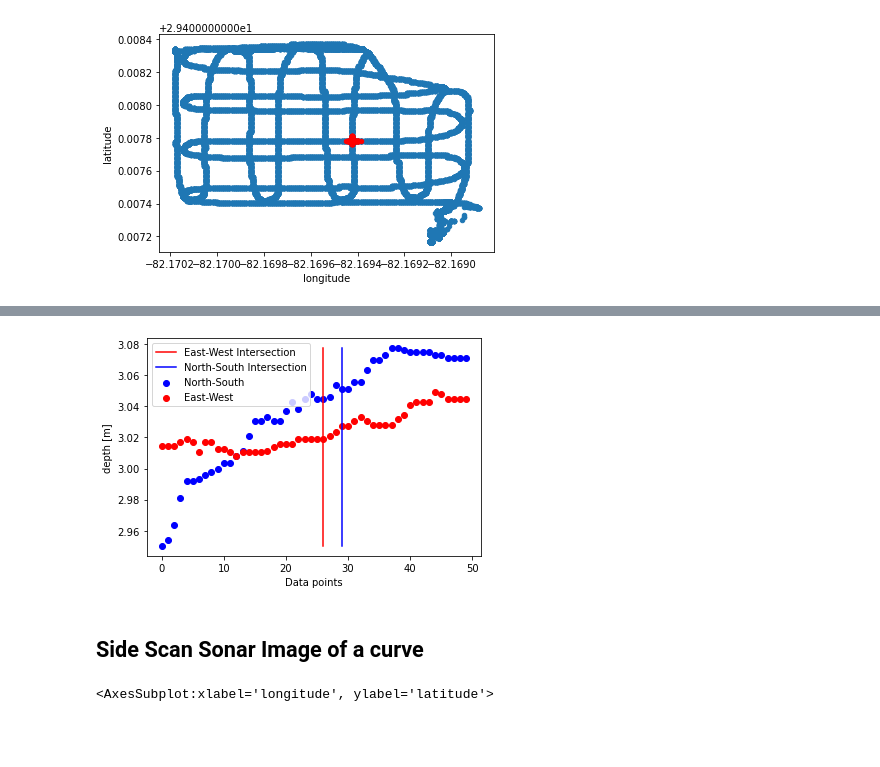
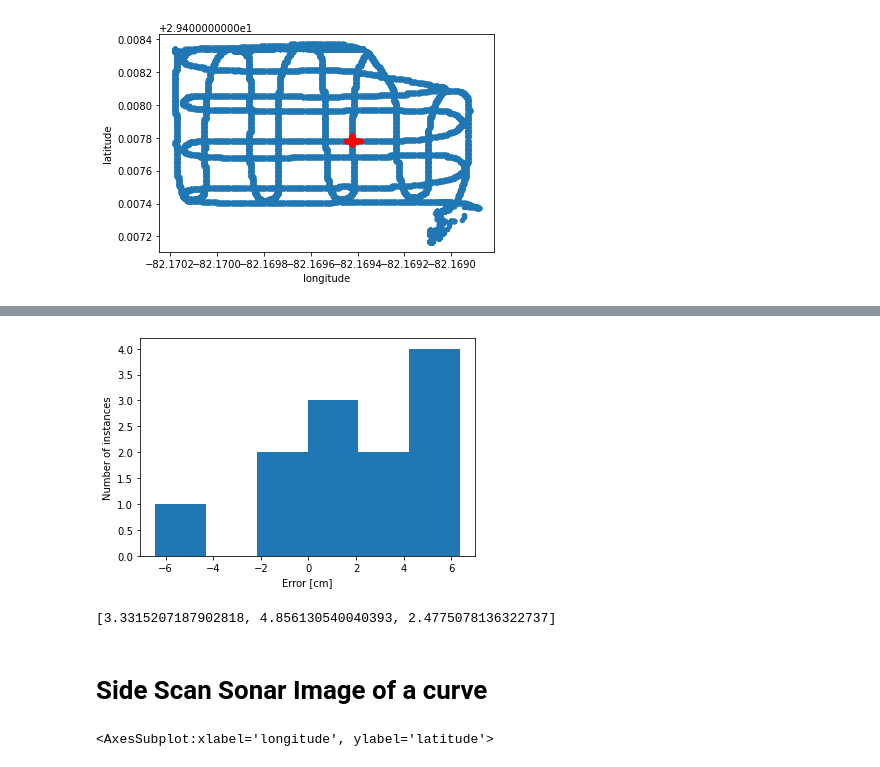
Before and after one commit to andrespulido8/sonar_sparse_point_cloud, a Jupyter notebook: read_echogram.ipynb, the cells around one changed output, grey strips where cells are left out. Drawn from its saved outputs; the diff is of its cells as text; code cells hidden in the pictures; blank space fills up the shorter version.

```diff
--- a/read_echogram.ipynb
+++ b/read_echogram.ipynb
@@ -264,9 +293,28 @@ dir_comparison(no_so2, ea_we2)
-# %%
-dir_comparison(no_so, ea_we)
-# %% [output]
-[figure, removed]
+# %%
+no_so0 = range(5060,5110)
+ea_we0 = range(17900,17950)
+nsline2 = range(4650,5380)
+nsline3 = range(5640,6350)
+nsline4 = range(6700,7400)
+ealine1 = range(14300,14750)
+ealine2 = range(15450,16200)
+ealine3 = range(16480,17350)
+no_so_dict = {"0":no_so0, "1":no_so1, "2":no_so2, "3":nsline3, "4":nsline3, "5":nsline3, "6":nsline4, "7":nsline4, "8":nsline4, "9":nsline2, "10":nsline2, "11":nsline2}
+ea_we_dict = {"0":ea_we0, "1":ea_we1, "2":ea_we2, "3":ealine1, "4":ealine2, "5":ealine3, "6":ealine1, "7":ealine2, "8":ealine3, "9":ealine1, "10":ealine2, "11":ealine3}
+E_array = []
+for ii in no_so_dict.keys():
+    E_array.append(dir_comparison(no_so_dict[ii], ea_we_dict[ii], is_plot=False))
+plt.hist(E_array, bins=6)  # density=False would make counts
+plt.ylabel('Number of instances')
+plt.xlabel('Error [cm]');
+# %% [output]
+[figure, added]
+# %%
+E_array
+# %% [output]
+[3.3315207187902818, 4.856130540040393, 2.4775078136322737]
 # %% [markdown]
-## Side Scan Sonar Image of a curve
+# Side Scan Sonar Image of a curve
 # %%
 fig = plt.figure()
 ax2 = df2.plot.scatter(x="longitude", y="latitude")
```
Also changed, not shown: parts of 5 cells of this notebook.
